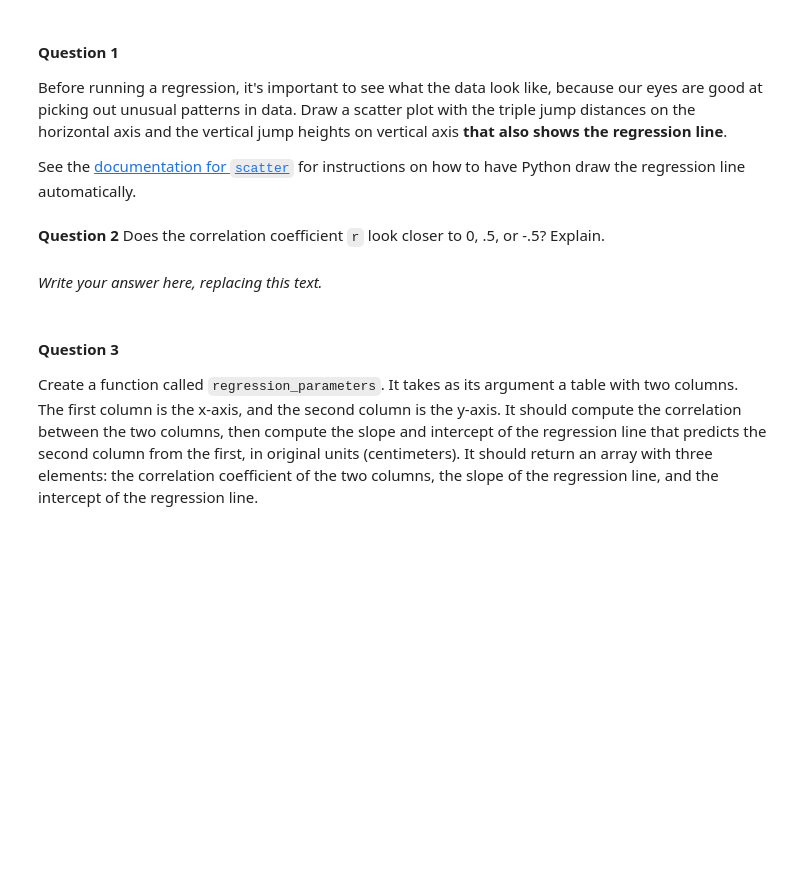
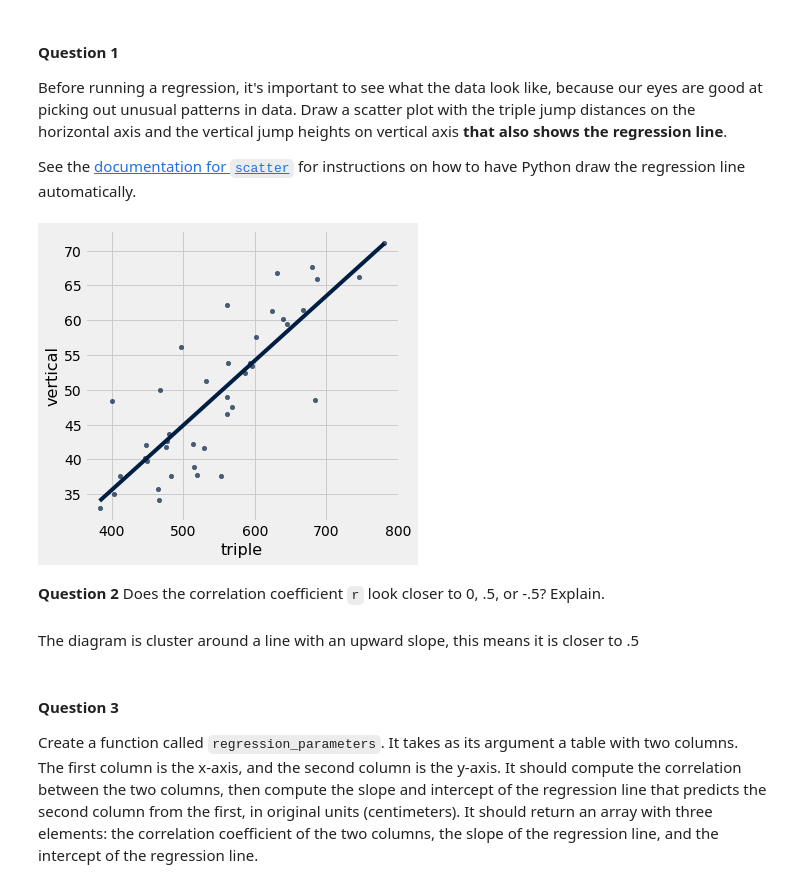
Before and after one commit to ferpart/data_science, a Jupyter notebook: homeworks/hw07/hw07.ipynb, the cells around one changed output. Saved outputs shown, nothing was run; the diff lists cells and outputs as text; code cells hidden in the pictures; blank space fills up the shorter version.

```diff
--- a/homeworks/hw07/hw07.ipynb
+++ b/homeworks/hw07/hw07.ipynb
@@ -296,7 +453,11 @@ See the [documentation for `scatter`](http://data8.org/datascience/_autosummary/
+# %%
+jumps.scatter("triple", "vertical", fit_line=True)
+# %% [output]
+[figure, added]
 # %% [markdown]
 **Question 2** Does the correlation coefficient `r` look closer to 0, .5, or -.5? Explain.
-# %% [markdown]
-*Write your answer here, replacing this text.*
+# %% [markdown]
+The diagram is cluster around a line with an upward slope, this means it is closer to .5
 # %% [markdown]
 #### Question 3
 Create a function called `regression_parameters`. It takes as its argument a table with two columns.  The first column is the x-axis, and the second column is the y-axis.  It should compute the correlation between the two columns, then compute the slope and intercept of the regression line that predicts the second column from the first, in original units (centimeters).  It should return an array with three elements: the correlation coefficient of the two columns, the slope of the regression line, and the intercept of the regression line.
```
Also changed, not shown: parts of 47 cells of this notebook.
